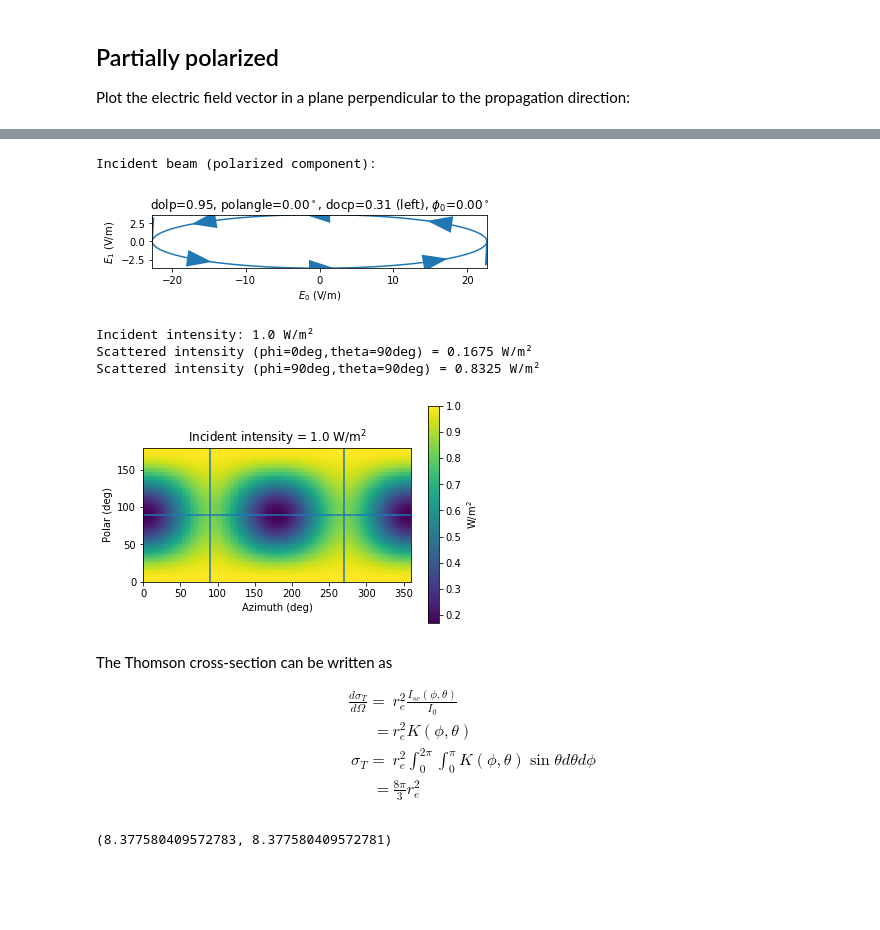
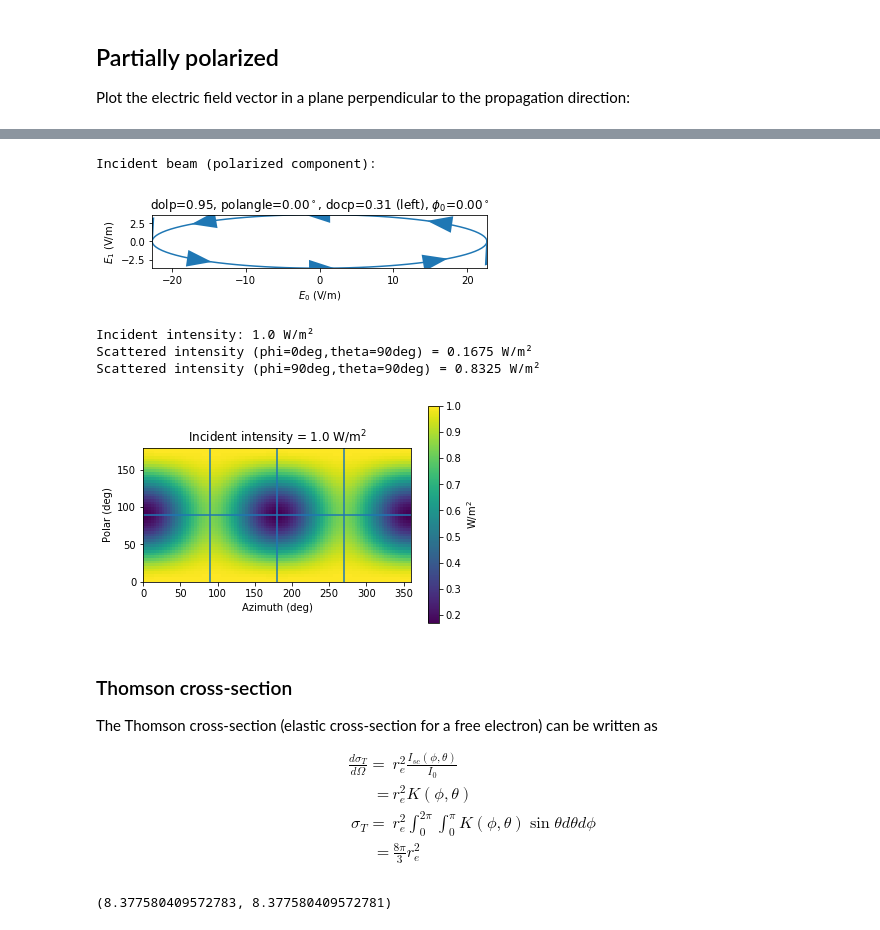
Before and after one commit to woutdenolf/spectrocrunch, a Jupyter notebook: doc/source/tutorials/polarization.ipynb, the cells around one changed output, grey strips where cells are left out. Cells and saved outputs as stored; diff of their text form; code cells hidden in the pictures; blank space fills up the shorter version.

```diff
--- a/doc/source/tutorials/polarization.ipynb
+++ b/doc/source/tutorials/polarization.ipynb
@@ -244,6 +280,4 @@ Diffracted beam (polarized component in diffraction reference frame):
 # %%
-reload(polarization)
-
 # Define incident intensity and polarization
 intensity = 1 # W/m^2
 dop = 0.7 # degree of polarization (in [0,1])
@@ -255,38 +289,40 @@ S1 = polarization.Stokes.from_params(intensity=intensity,dop=dop,dolp=dolp,\
                                     polangle=polangle,handedness=handedness)
 
 if S1.dop!=0:
     print("\nIncident beam (polarized component):")
     S1.decompose()["pol"].plot_efield()
     plt.show()
 
 azimuth = np.linspace(0,360,100)
 polar = np.linspace(0,180,50)
 extent = [azimuth[0],azimuth[-1],polar[0],polar[-1]]
 azimuth,polar = np.meshgrid(azimuth,polar)
 
 print("Incident intensity: {} W/m²".format(S1.intensity))
 print("Scattered intensity (phi=0deg,theta=90deg) = {} W/m²".format(S1.thomson_intensity(0,90)))
 print("Scattered intensity (phi=90deg,theta=90deg) = {} W/m²".format(S1.thomson_intensity(90,90)))
 
 img = S1.thomson_intensity(azimuth,polar)
 plt.imshow(img,origin="lower",extent=extent)
 plt.axhline(y=90)
-plt.axvline(x=90)
-plt.axvline(x=270)
+for x in [90,180,270]:
+    plt.axvline(x=x)
 plt.xlabel("Azimuth (deg)")
 plt.ylabel("Polar (deg)")
 plt.title("Incident intensity = {} W/m$^2$".format(S1.intensity))
 plt.colorbar(label="W/m$^2$")
 plt.show()
 # %% [output]
 Incident beam (polarized component):
 [figure]
 Incident intensity: 1.0 W/m²
 Scattered intensity (phi=0deg,theta=90deg) = 0.1675 W/m²
 Scattered intensity (phi=90deg,theta=90deg) = 0.8325 W/m²
-[figure, old version]
+[figure, new version]
 # %% [markdown]
-The Thomson cross-section can be written as
+### Thomson cross-section
+
+The Thomson cross-section (elastic cross-section for a free electron) can be written as
 
 $$
 \begin{equation}
```
Also changed, not shown: parts of 15 cells of this notebook, 9 other files.
